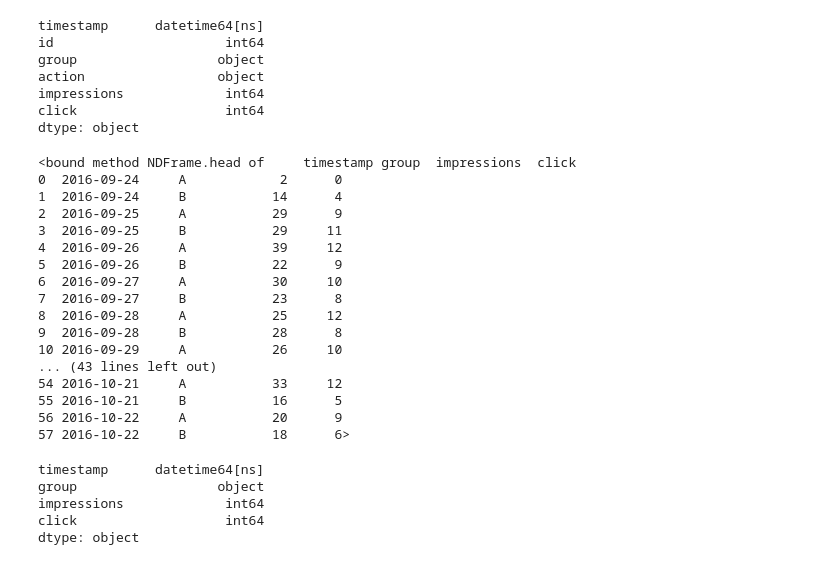
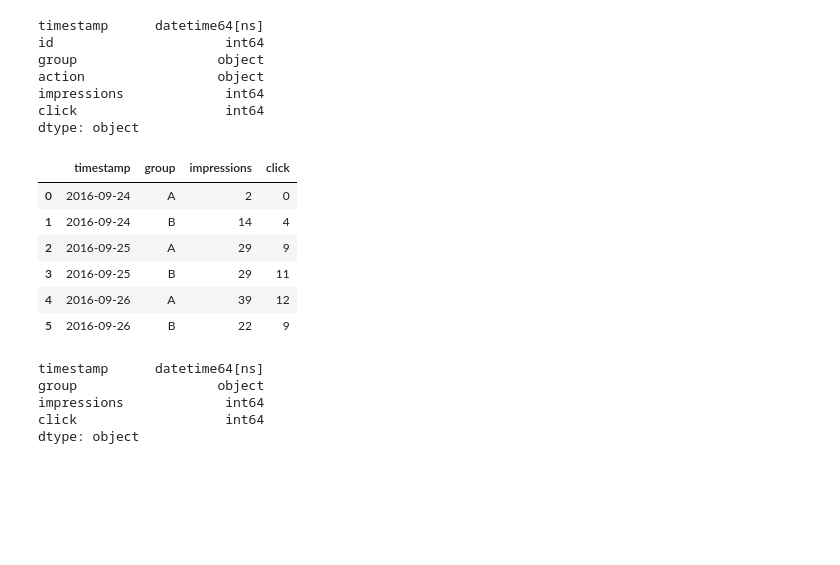
Before and after one commit to Wikia/AlphaB, a Jupyter notebook: example/example.ipynb, the cells around one changed output. Saved outputs shown, nothing was run; the diff lists cells and outputs as text; code cells hidden in the pictures; blank space fills up the shorter version.

Commit message:
Fix the method in the notebook

```diff
--- a/example/example.ipynb
+++ b/example/example.ipynb
@@ -165,26 +165,16 @@ dtype: object
 # %%
 # Group by sum of impressions and clicks
 df = df.groupby(['timestamp', 'group'])['impressions', 'click'].apply(lambda x : x.astype(int).sum())
 df = df.reset_index()
-df.head
+df.head(6)
 # %% [output]
-<bound method NDFrame.head of     timestamp group  impressions  click
-0  2016-09-24     A            2      0
-1  2016-09-24     B           14      4
-2  2016-09-25     A           29      9
-3  2016-09-25     B           29     11
-4  2016-09-26     A           39     12
-5  2016-09-26     B           22      9
-6  2016-09-27     A           30     10
-7  2016-09-27     B           23      8
-8  2016-09-28     A           25     12
-9  2016-09-28     B           28      8
-10 2016-09-29     A           26     10
-... (43 lines left out)
-54 2016-10-21     A           33     12
-55 2016-10-21     B           16      5
-56 2016-10-22     A           20      9
-57 2016-10-22     B           18      6>
+|  | timestamp | group | impressions | click |
+| 0 | 2016-09-24 | A | 2 | 0 |
+| 1 | 2016-09-24 | B | 14 | 4 |
+| 2 | 2016-09-25 | A | 29 | 9 |
+| 3 | 2016-09-25 | B | 29 | 11 |
+| 4 | 2016-09-26 | A | 39 | 12 |
+| 5 | 2016-09-26 | B | 22 | 9 |
 # %%
 df.dtypes
 # %% [output]
```
